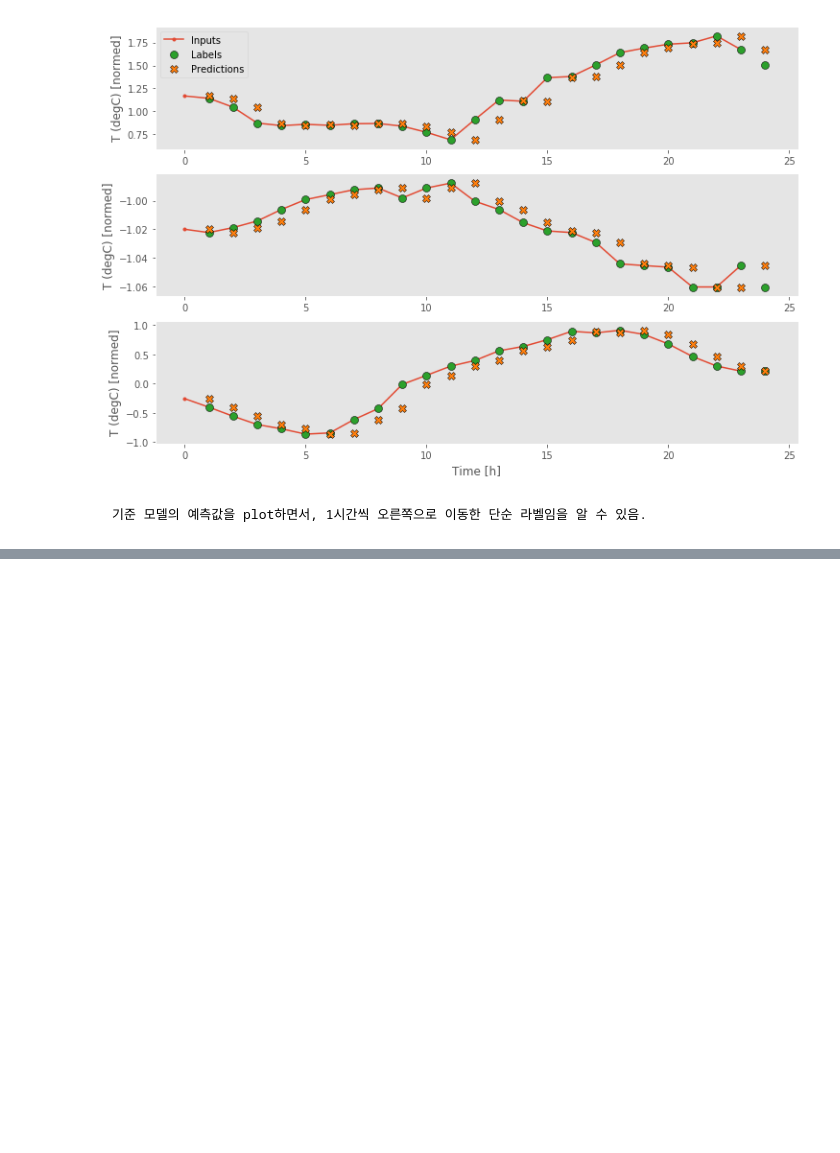
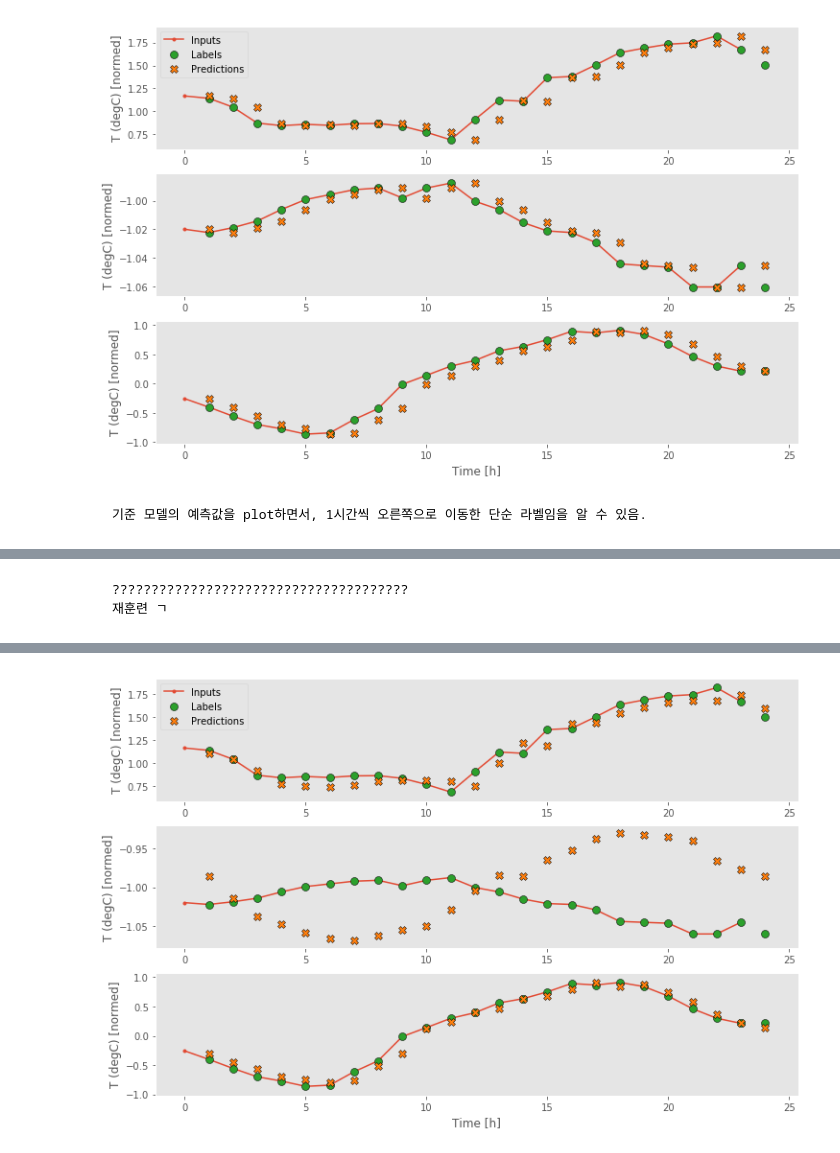
Before and after one commit to skdbsxir/DS-Studying, a Jupyter notebook: [NN Study]/003. Keras Examples - 3. Simple Time Series Prediction.ipynb, the cells around one changed output, grey strips where cells are left out. Cells and saved outputs as stored; diff of their text form; code cells hidden in the pictures; blank space fills up the shorter version.

```diff
--- a/[NN Study]/003. Keras Examples - 3. Simple Time Series Prediction.ipynb
+++ b/[NN Study]/003. Keras Examples - 3. Simple Time Series Prediction.ipynb
@@ -702,0 +730,13 @@ wide_window.plot(baseline)
+# %%
+# 훈련 절차를 하나의 함수 패키지로 만들자.
+MAX_EPOCHS = 20
+
+def compile_and_fit(model, window, patience=2):
+    early_stopping = keras.callbacks.EarlyStopping(monitor='val_loss',
+                                                   patience=patience,
+                                                   mode='min')
+    model.compile(loss='mse', optimizer='adam', metrics=['mae'])
+    history = model.fit(window.train, epochs=MAX_EPOCHS,
+                        validation_data=window.val, callbacks=[early_stopping])
+
+    return history
@@ -702,0 +745,7 @@ wide_window.plot(baseline)
+# %%
+# GPU를 쓰자~
+with tf.device('/GPU:0'):
+    history = compile_and_fit(linear, single_step_window)
+
+    val_performance['Linear'] = linear.evaluate(single_step_window.val)
+    performance['Linear'] = linear.evaluate(single_step_window.test, verbose=0)
@@ -702,0 +787,11 @@ wide_window.plot(baseline)
+# %% [markdown]
+    ??????????????????????????????????????
+    재훈련 ㄱ
+# %%
+with tf.device('/GPU:0'):
+    history = compile_and_fit(linear, single_step_window)
+
+    val_performance['Linear'] = linear.evaluate(single_step_window.val)
+    performance['Linear'] = linear.evaluate(single_step_window.test, verbose=0)
+wide_window.plot(linear)
+# %% [output]
@@ -702,0 +813 @@ wide_window.plot(baseline)
+[figure, added]
```
Also changed, not shown: parts of 19 cells of this notebook.
